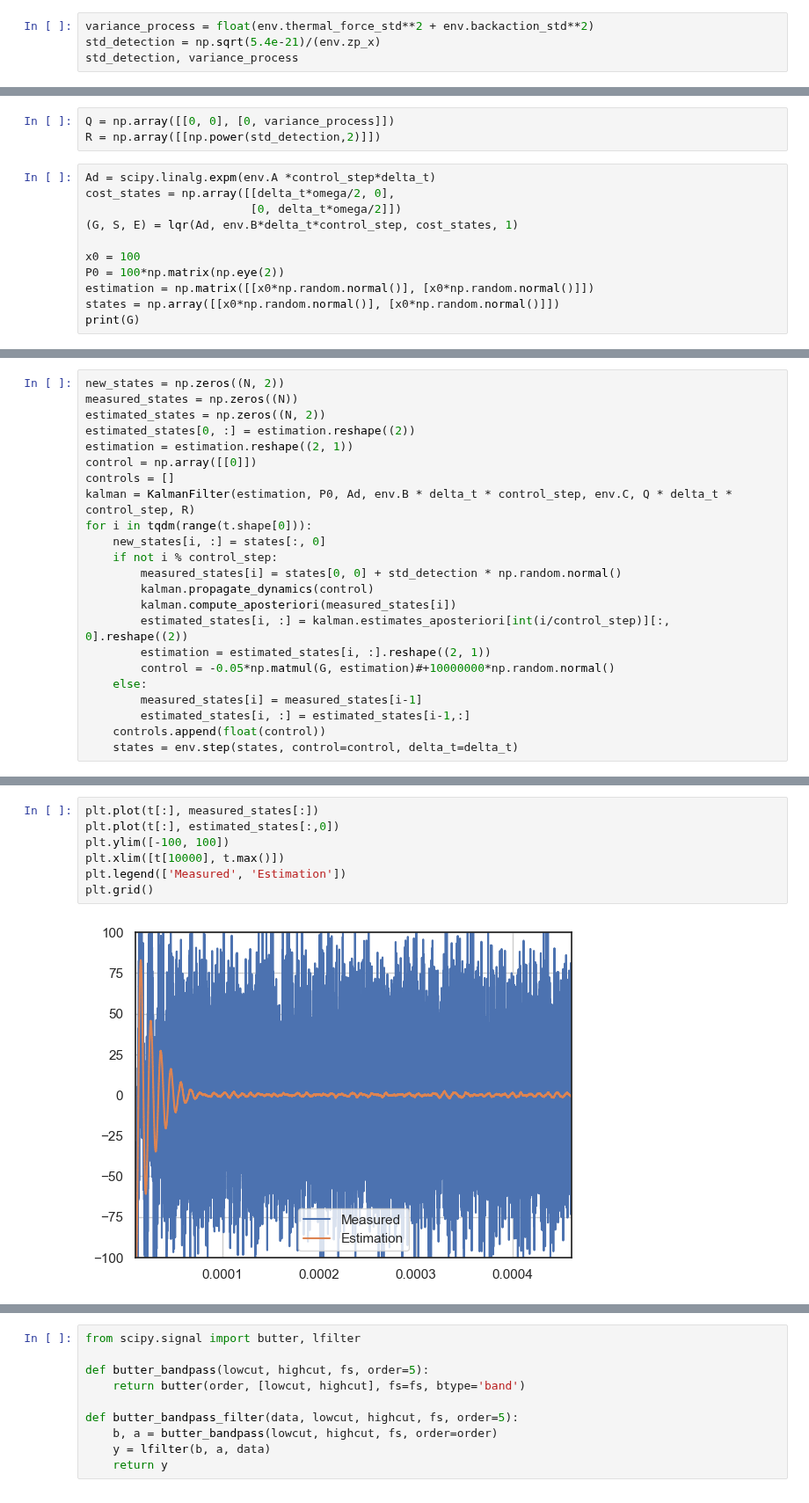
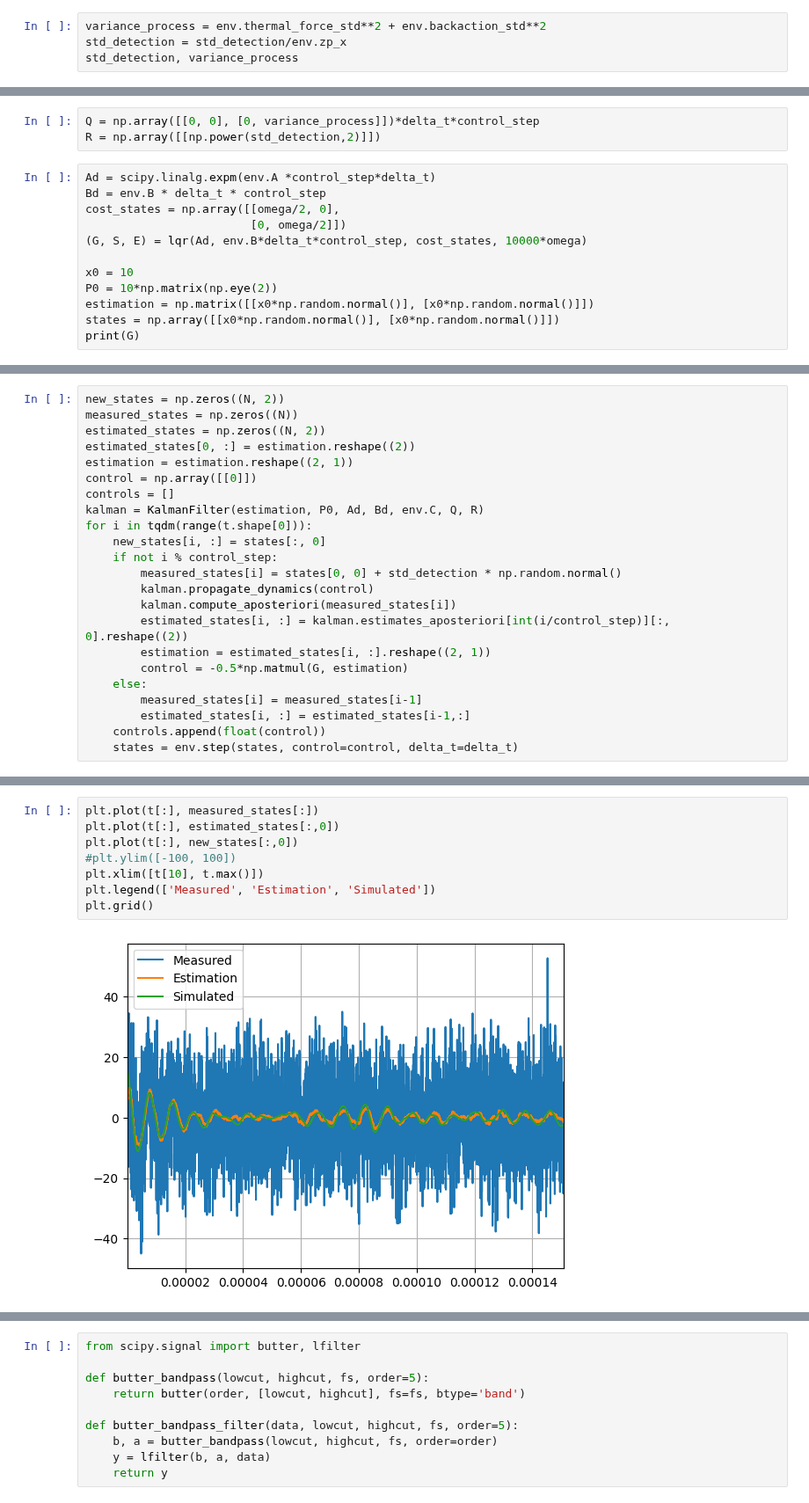
Before and after one commit to QuantumAdventures/single-photons, a Jupyter notebook: notebooks/3. Control Simulation.ipynb, the cells around one changed output, grey strips where cells are left out. Shown at 88% size. Saved outputs shown, nothing was run; the diff lists cells and outputs as text.

```diff
--- a/notebooks/3. Control Simulation.ipynb
+++ b/notebooks/3. Control Simulation.ipynb
@@ -51,5 +52,5 @@ env = Particle(omega, gamma, coupling, eta_detection=eta_detec, T=T)
 # %%
-variance_process = float(env.thermal_force_std**2 + env.backaction_std**2)
-std_detection = np.sqrt(5.4e-21)/(env.zp_x)
+variance_process = env.thermal_force_std**2 + env.backaction_std**2
+std_detection = std_detection/env.zp_x
 std_detection, variance_process
 # %% [output]
@@ -61,14 +62,15 @@ env.thermal_force_std
 # %%
-Q = np.array([[0, 0], [0, variance_process]])
+Q = np.array([[0, 0], [0, variance_process]])*delta_t*control_step
 R = np.array([[np.power(std_detection,2)]])
 # %%
 Ad = scipy.linalg.expm(env.A *control_step*delta_t)
-cost_states = np.array([[delta_t*omega/2, 0],
-                        [0, delta_t*omega/2]])
-(G, S, E) = lqr(Ad, env.B*delta_t*control_step, cost_states, 1)
+Bd = env.B * delta_t * control_step
+cost_states = np.array([[omega/2, 0],
+                        [0, omega/2]])
+(G, S, E) = lqr(Ad, env.B*delta_t*control_step, cost_states, 10000*omega)
 
-x0 = 100
-P0 = 100*np.matrix(np.eye(2))
+x0 = 10
+P0 = 10*np.matrix(np.eye(2))
 estimation = np.matrix([[x0*np.random.normal()], [x0*np.random.normal()]])
 states = np.array([[x0*np.random.normal()], [x0*np.random.normal()]])
 print(G)
@@ -82,7 +84,7 @@ estimated_states[0, :] = estimation.reshape((2))
 estimation = estimation.reshape((2, 1))
 control = np.array([[0]])
 controls = []
-kalman = KalmanFilter(estimation, P0, Ad, env.B * delta_t * control_step, env.C, Q * delta_t * control_step, R)
+kalman = KalmanFilter(estimation, P0, Ad, Bd, env.C, Q, R)
 for i in tqdm(range(t.shape[0])):
     new_states[i, :] = states[:, 0]
     if not i % control_step:
@@ -91,7 +93,7 @@ for i in tqdm(range(t.shape[0])):
         kalman.compute_aposteriori(measured_states[i])
         estimated_states[i, :] = kalman.estimates_aposteriori[int(i/control_step)][:, 0].reshape((2))
         estimation = estimated_states[i, :].reshape((2, 1))
-        control = -0.05*np.matmul(G, estimation)#+10000000*np.random.normal()
+        control = -0.5*np.matmul(G, estimation)
     else:
         measured_states[i] = measured_states[i-1]
         estimated_states[i, :] = estimated_states[i-1,:]
@@ -108,12 +110,13 @@ matrix([[2.41988035, 0.18237037],
 # %%
 plt.plot(t[:], measured_states[:])
 plt.plot(t[:], estimated_states[:,0])
-plt.ylim([-100, 100])
-plt.xlim([t[10000], t.max()])
-plt.legend(['Measured', 'Estimation'])
+plt.plot(t[:], new_states[:,0])
+#plt.ylim([-100, 100])
+plt.xlim([t[10], t.max()])
+plt.legend(['Measured', 'Estimation', 'Simulated'])
 plt.grid()
 # %% [output]
-[figure, old version]
+[figure, new version]
 # %%
 cov_mat = kalman.error_covariance_aposteriori[-1]
 z_std = env.zp_x*np.sqrt(cov_mat[0,0])
```
Also changed, not shown: parts of 20 cells of this notebook, 5 other files.
